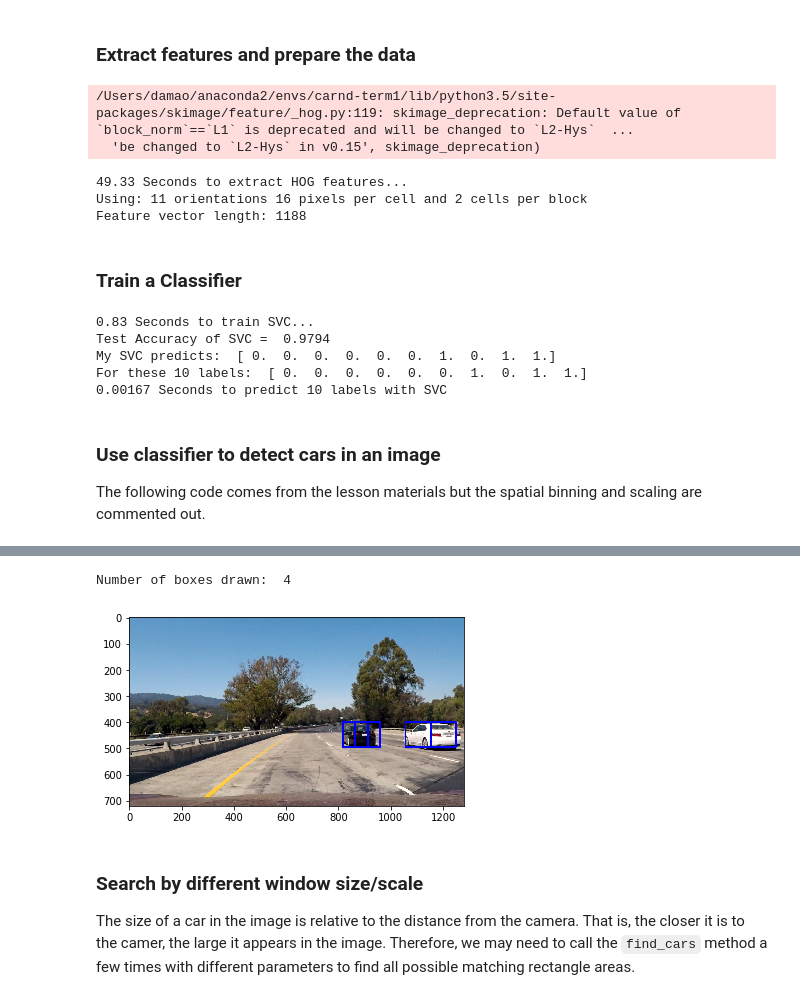
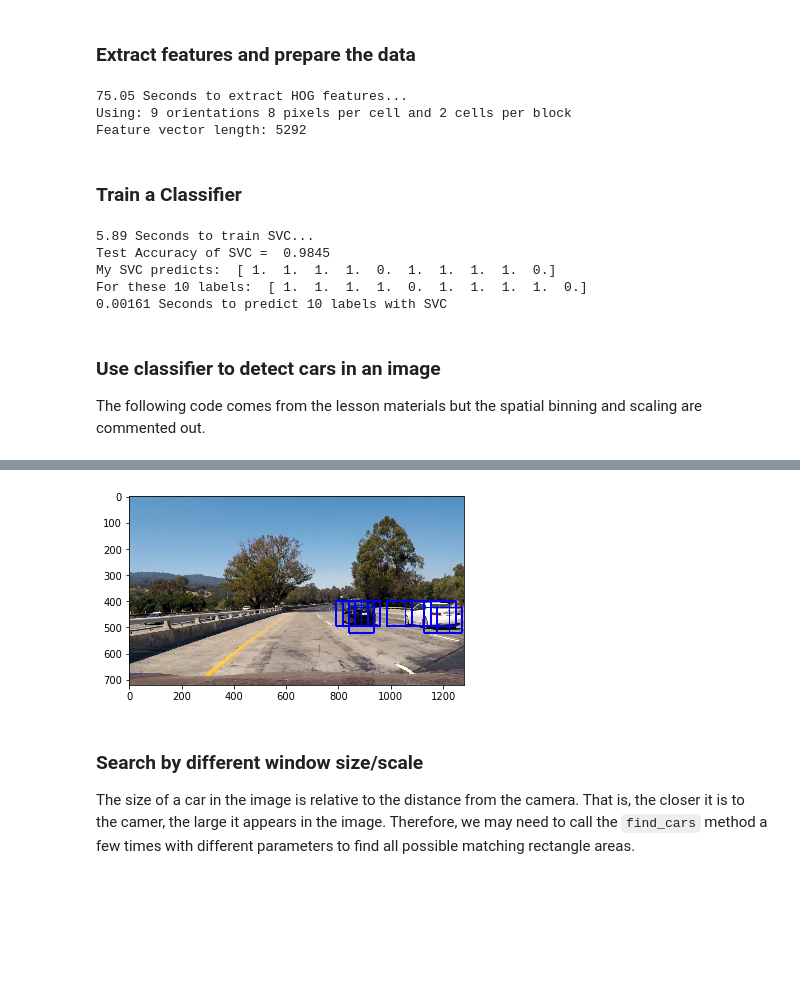
Before and after one commit to jingz8804/CarND-Vehicle-Detection, a Jupyter notebook: project-vechicle-detection.ipynb, the cells around one changed output, grey strips where cells are left out. Cells and saved outputs as stored; diff of their text form; code cells hidden in the pictures; blank space fills up the shorter version.

```diff
--- a/project-vechicle-detection.ipynb
+++ b/project-vechicle-detection.ipynb
@@ -202,8 +202,8 @@ from sklearn.preprocessing import StandardScaler
 
 # Feature extraction parameters
 colorspace_hog = 'YUV' # Can be RGB, HSV, LUV, HLS, YUV, YCrCb
-orient = 11
-pix_per_cell = 16
+orient = 9
+pix_per_cell = 8
 cell_per_block = 2
 hog_channel = 'ALL' # Can be 0, 1, 2, or "ALL"
 
@@ -256,11 +256,9 @@ print('Using:',orient,'orientations',pix_per_cell,
     'pixels per cell and', cell_per_block,'cells per block')
 print('Feature vector length:', len(X_train[0]))
 # %% [output]
-/Users/damao/anaconda2/envs/carnd-term1/lib/python3.5/site-packages/skimage/feature/_hog.py:119: skimage_deprecation: Default value of `block_norm`==`L1` is deprecated and will be changed to `L2-Hys`  ...
-  'be changed to `L2-Hys` in v0.15', skimage_deprecation)
+75.05 Seconds to extract HOG features...
+Using: 9 orientations 8 pixels per cell and 2 cells per block
+Feature vector length: 5292
-49.33 Seconds to extract HOG features...
-Using: 11 orientations 16 pixels per cell and 2 cells per block
-Feature vector length: 1188
 # %%
 # Some test on stacking the data
 # a = np.array([[11,22],[33,44]])
@@ -292,16 +290,16 @@ print('For these',n_predict, 'labels: ', y_test[0:n_predict])
 t2 = time.time()
 print(round(t2-t, 5), 'Seconds to predict', n_predict,'labels with SVC')
 # %% [output]
-0.83 Seconds to train SVC...
-Test Accuracy of SVC =  0.9794
-My SVC predicts:  [ 0.  0.  0.  0.  0.  0.  1.  0.  1.  1.]
-For these 10 labels:  [ 0.  0.  0.  0.  0.  0.  1.  0.  1.  1.]
-0.00167 Seconds to predict 10 labels with SVC
+5.89 Seconds to train SVC...
+Test Accuracy of SVC =  0.9845
+My SVC predicts:  [ 1.  1.  1.  1.  0.  1.  1.  1.  1.  0.]
+For these 10 labels:  [ 1.  1.  1.  1.  0.  1.  1.  1.  1.  0.]
+0.00161 Seconds to predict 10 labels with SVC
 # %% [markdown]
 ### Use classifier to detect cars in an image
 The following code comes from the lesson materials but the spatial binning and scaling are commented out.
 # %%
-def convert_color2(image, cspace='YUV'):
+def convert_color2(image, cspace='HLS'):
     feature_image = np.copy(image)
     if cspace != 'RGB':
         if cspace == 'HSV':
@@ -404,8 +402,8 @@ ystart = 400
 ystop = 656
 scale = 1.5
 colorspace_hog = 'YUV' # Can be RGB, HSV, LUV, HLS, YUV, YCrCb
-orient = 11
-pix_per_cell = 16
+orient = 9
+pix_per_cell = 8
 cell_per_block = 2
 hog_channel = 'ALL' # Can be 0, 1, 2, or "ALL"
 
@@ -426,5 +423,4 @@ print("Number of boxes drawn: ", len(rectangles))
-Number of boxes drawn:  4
-[figure, old version]
+[figure, new version]
 # %% [markdown]
 ### Search by different window size/scale
 The size of a car in the image is relative to the distance from the camera. That is, the closer it is to the camer, the large it appears in the image. Therefore, we may need to call the `find_cars` method a few times with different parameters to find all possible matching rectangle areas.
```
Also changed, not shown: parts of 12 cells of this notebook, 12 other files.
